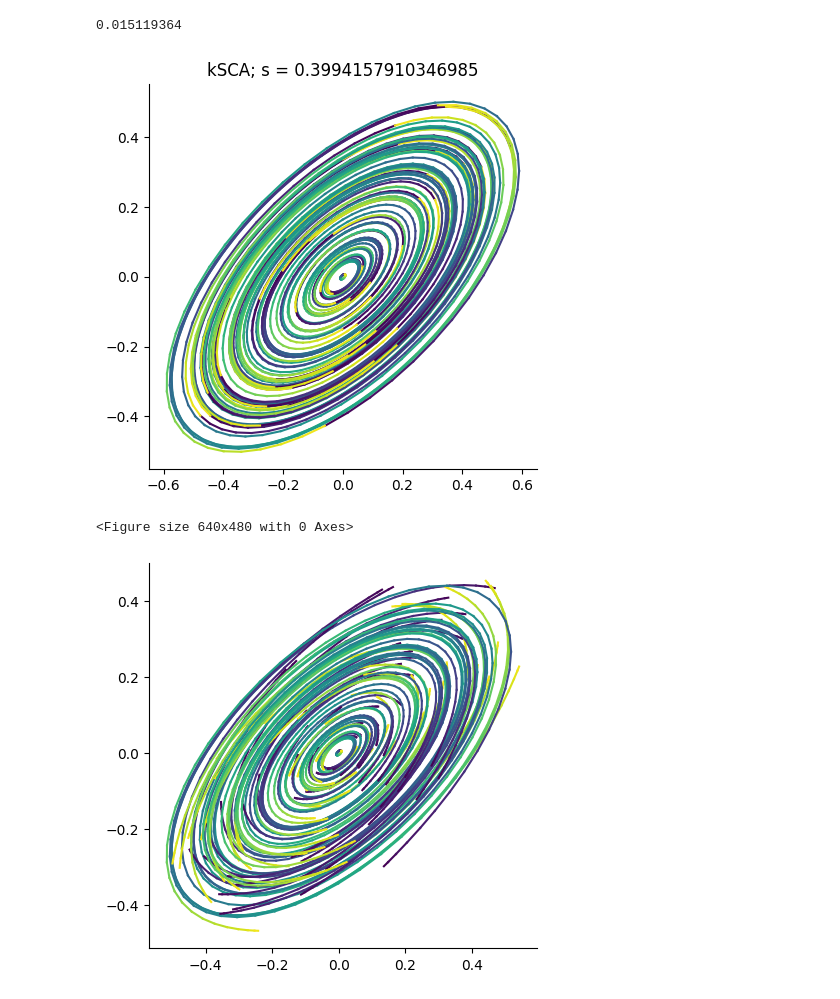
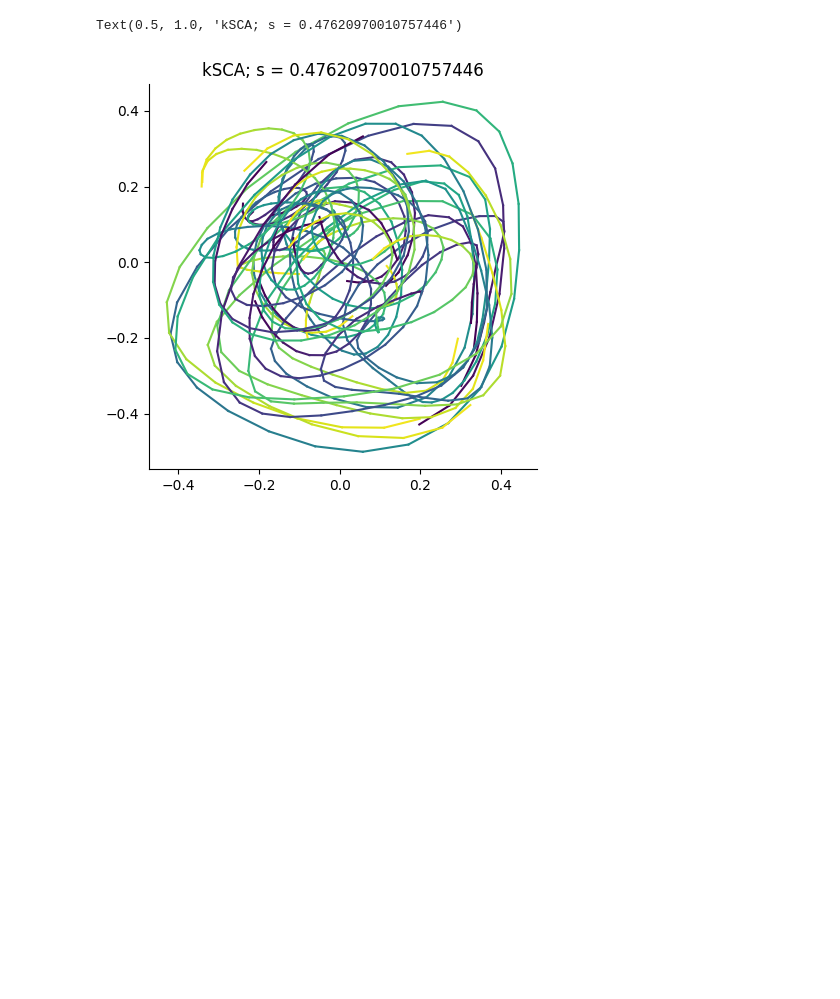
Before and after one commit to ArielleRosinski/SCA_project, a Jupyter notebook: toy_dataset_kSCA_inducing_points.ipynb, the cells around one changed output. Cells and saved outputs as stored; diff of their text form; code cells hidden in the pictures; blank space fills up the shorter version.

```diff
--- a/toy_dataset_kSCA_inducing_points.ipynb
+++ b/toy_dataset_kSCA_inducing_points.ipynb
@@ -109,16 +109,21 @@ def add_random_modes(X, key1, key2, mean=0, std_dev=1):
     X = jnp.concatenate((X, combined_trajectories), axis=1)
     return X
 
-def add_low_rank_noise(X, key1, key2, proj_dims = 3, sigma = 0.75 ):
+def add_low_rank_noise(X, key1, key2, proj_dims = 3, sigma = 0.75, l2=0.1 ):
     K, N, T = X.shape
     B = random.normal(key1, (N, proj_dims))
     B, _ = jnp.linalg.qr(B)
 
-    epsilon_t = random.normal(key2, (K, T, proj_dims)) * sigma
+    time_points = jnp.linspace(0, 1, T)[None, :]
+    cov_matrix = K_X_Y_squared_exponential(time_points, time_points, l2=l2)
+    L = jnp.linalg.cholesky(cov_matrix + jnp.identity(T) * 1e-5)
+
+    epsilon_t_uncorr = random.normal(key2, (K, T, proj_dims)) * sigma
+    epsilon_t = jnp.einsum("ts,ksd->ktd", L, epsilon_t_uncorr)
     noise = jnp.einsum('ktd,nd->knt', epsilon_t, B)
 
     X += noise
-    return X
+    return X, noise
 
 def apply_gaussian_smoothing(data, sigma=1, axes=-1):
     smoothed_data = gaussian_filter(np.array(data), sigma=sigma, axes=axes)
@@ -134,11 +139,11 @@ split = 20
 d = 2
 c=30
 
-X = get_rotations(K, T, key1)
+X = get_infty_traj(K, T, key1)
 print(X.shape)
-#X = project_X(X, key2, proj_dims=50)
-# print(X.shape)
-# X = add_low_rank_noise(X, key3, key4, sigma = 0.01 )
+X = project_X(X, key2, proj_dims=50)
+print(X.shape)
+X, _ = add_low_rank_noise(X, key3, key4, sigma = 0.75, l2=1e-1 )
 
 X_train=X[split:]
 X_test=X[:split]
@@ -160,12 +166,12 @@ print(compute_S_all_pairs(X_test))
 np.save('/Users/ariellerosinski/My Drive/Cambridge/Project/outputs/toy datasets/1D exp + obs noise/X_train', X_train )
 np.save('/Users/ariellerosinski/My Drive/Cambridge/Project/outputs/toy datasets/1D exp + obs noise/X_test', X_test )
 # %%
-kernel_function=K_X_Y_identity
+kernel_function=K_X_Y_squared_exponential
 d = 2
 
 from kernel_sca_inducing_points import *
 wandb.init(project="", name="", mode="disabled")
-params, ls_loss, ls_S_ratio = optimize(X_train, A, iterations=200, learning_rate=0.001, d=d, c=c, kernel_function=kernel_function)
+params, ls_loss, ls_S_ratio = optimize(X_train, A, iterations=200, learning_rate=0.01, d=d, c=c, kernel_function=kernel_function)
 wandb.finish()
 
 get_loss_fig(ls_loss, ls_S_ratio )
@@ -194,32 +200,30 @@ Iteration 190, S: 9.989653587341309, S_ratio: 0.41567739844322205
 # %%
 _, u, l2, scale = get_params(params, kernel_function=kernel_function)
-K_u_u_K_u_A_alpha_H, K_A_u, K_u_u  = get_alpha(params, A, X_train, kernel_function, d)
+K_u_u_K_u_A_alpha_H, K_A_u, K_u_u, _, _  = get_alpha(params, A, X_test, kernel_function, d)
 
 K_test, _, _ = X_test.shape
-X_reshaped = X_train.swapaxes(0,1).reshape(N,-1)
-K_u_X = kernel_function(u, X_reshaped, l2=l2, scale=scale).reshape(-1,K,T).swapaxes(0,1)
+X_reshaped = X_test.swapaxes(0,1).reshape(N,-1)
+K_u_X = kernel_function(u, X_reshaped, l2=l2, scale=scale).reshape(-1,K_test,T).swapaxes(0,1)
 Y = jnp.einsum('ji,kjm->kim',  K_u_u_K_u_A_alpha_H, K_u_X)
 Y = center(Y)
 
 plot_2D(Y[:,:,:])
 plt.title(f'kSCA; s = {compute_S_all_pairs(Y)}')
 
-Y_smoothed = apply_gaussian_smoothing(Y, sigma=4)
-plt.figure()
-plot_2D(Y_smoothed)
-def var_explained_kernel(K_u_u_K_u_A_alpha_H, K_A_u, K_u_u):
-    return  np.trace( K_u_u_K_u_A_alpha_H.T @ K_u_u_K_u_A_alpha_H / np.trace(K_A_u @ K_u_u @ K_A_u.T )   ) #
+# Y_smoothed = apply_gaussian_smoothing(Y, sigma=4)
+# plt.figure()
+# plot_2D(Y_smoothed)
+# def var_explained_kernel(K_u_u_K_u_A_alpha_H, K_A_u, K_u_u):
+#     return  np.trace( K_u_u_K_u_A_alpha_H.T @ K_u_u_K_u_A_alpha_H / np.trace(K_A_u @ K_u_u @ K_A_u.T )   ) #
 
-print(var_explained_kernel(K_u_u_K_u_A_alpha_H, K_A_u, K_u_u))
+# print(var_explained_kernel(K_u_u_K_u_A_alpha_H, K_A_u, K_u_u))
 
 #np.save('/Users/ariellerosinski/My Drive/Cambridge/Project/outputs/toy datasets/1D exp + obs noise/rational quadratic/Y_train', Y)
 #np.save('/Users/ariellerosinski/My Drive/Cambridge/Project/outputs/toy datasets/1D exp + obs noise/rational quadratic/ls_loss', np.array(ls_loss))
 #np.save('/Users/ariellerosinski/My Drive/Cambridge/Project/outputs/toy datasets/1D exp + obs noise/rational quadratic/ls_S_ratio', np.array(ls_S_ratio))
 # %% [output]
-0.015119364
+Text(0.5, 1.0, 'kSCA; s = 0.47620970010757446')
-[figure, old version]
+[figure, new version]
-<Figure size 640x480 with 0 Axes>
-[figure, removed]
 # %%
 from linear_sca import *
 wandb.init(project="", name="", mode="disabled")
```
Also changed, not shown: parts of 5 cells of this notebook, 4 other files.
